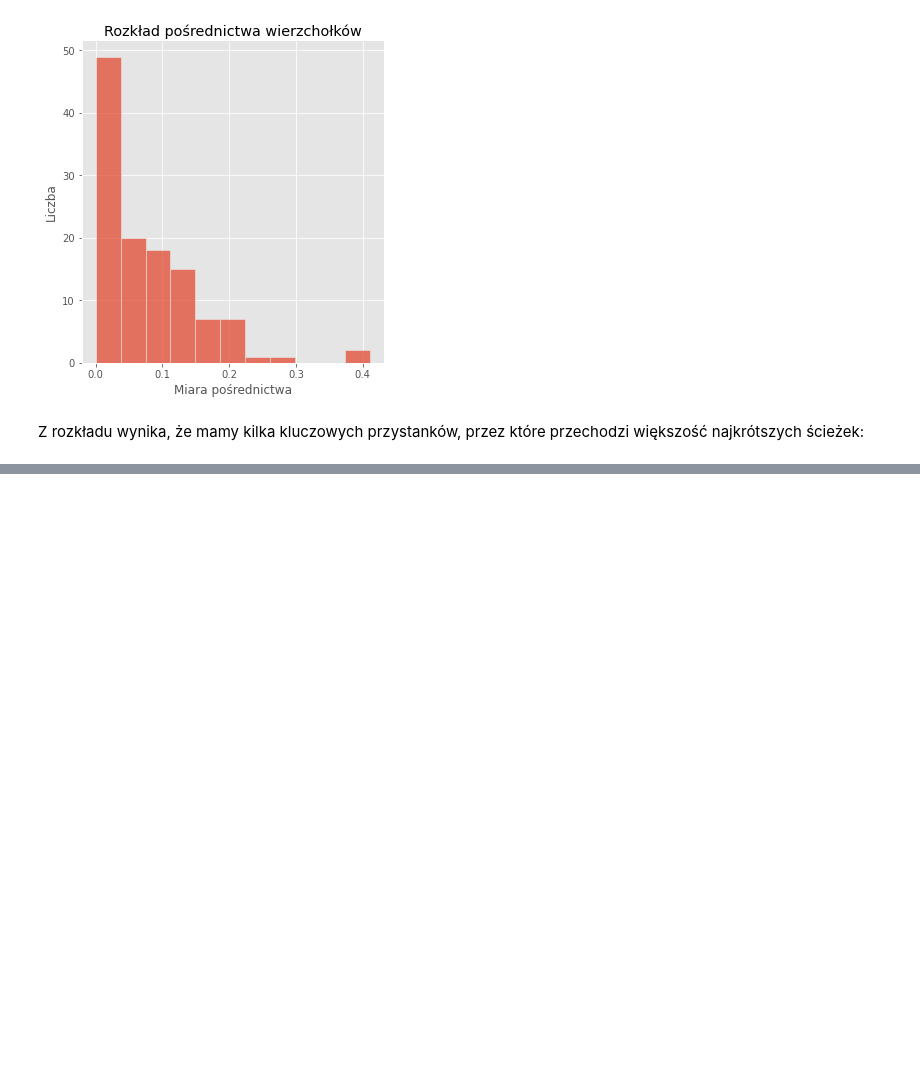
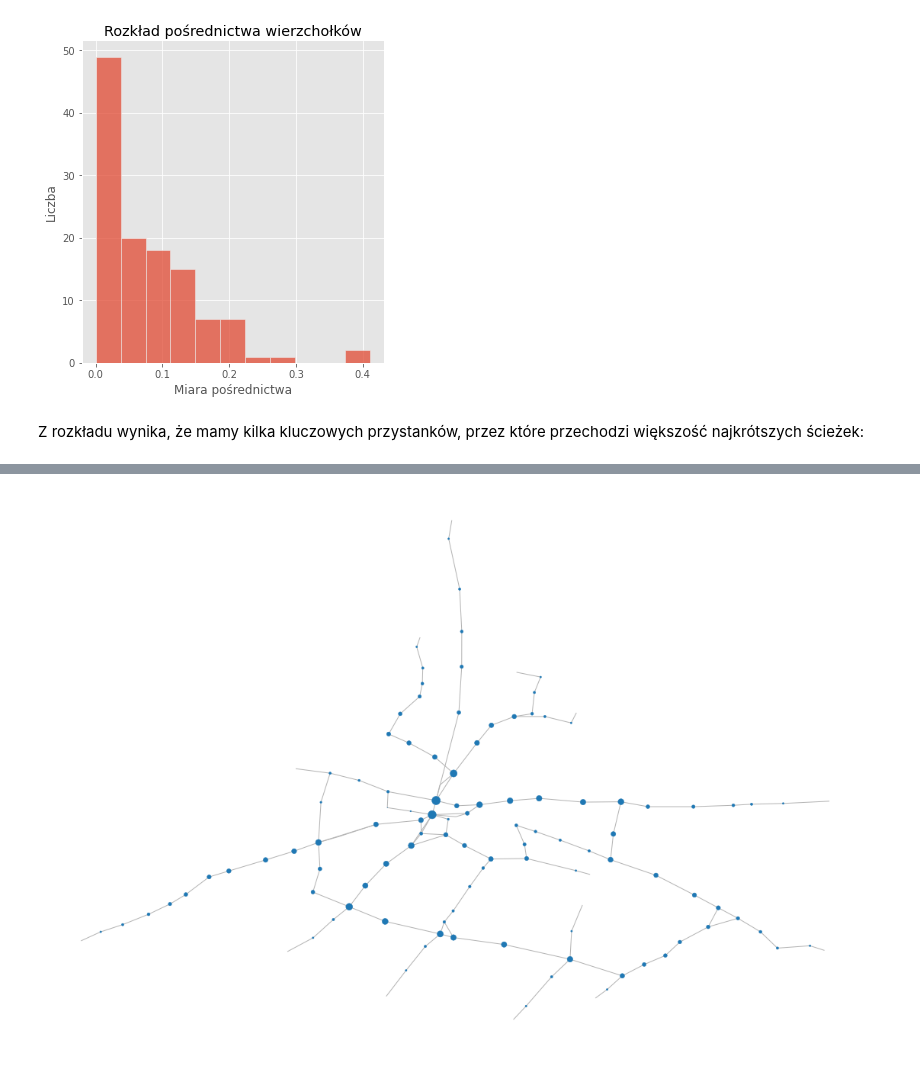
Before and after one commit to damian-horna/poznan-trams-network-analysis, a Jupyter notebook: Poznan Tram Network Analysis.ipynb, the cells around one changed output, grey strips where cells are left out. Cells and saved outputs as stored; diff of their text form; code cells hidden in the pictures; blank space fills up the shorter version.

```diff
--- a/Poznan Tram Network Analysis.ipynb
+++ b/Poznan Tram Network Analysis.ipynb
@@ -256,7 +272,7 @@ nx.draw(D, nx.get_node_attributes(D, 'location'), with_labels=False, node_size=2
 # %%
-degree_sequence = sorted(nx.betweenness_centrality(D).items(), key=itemgetter(1), reverse=True)
+degree_sequence = nx.betweenness_centrality(D)
 
-sns.displot(list(map(itemgetter(1), degree_sequence)))
+sns.displot(list(degree_sequence.values()))
 plt.title("Rozkład pośrednictwa wierzchołków")
 plt.ylabel("Liczba")
 plt.xlabel("Miara pośrednictwa")
@@ -617,0 +298,8 @@ Odpowiedź na pytania biznesowe
+# %%
+plt.figure(figsize=(15, 10))
+colors = sns.color_palette('hls', n_colors=100)
+node_size = np.array(list(degree_sequence.values())) * 300
+nx.draw(D, nx.get_node_attributes(D, 'location'), with_labels=False, node_size=node_size, width=1,
+        edge_color=[0.7, 0.7, 0.7])
+# %% [output]
+[figure, added]
```
Also changed, not shown: parts of 96 cells of this notebook.
